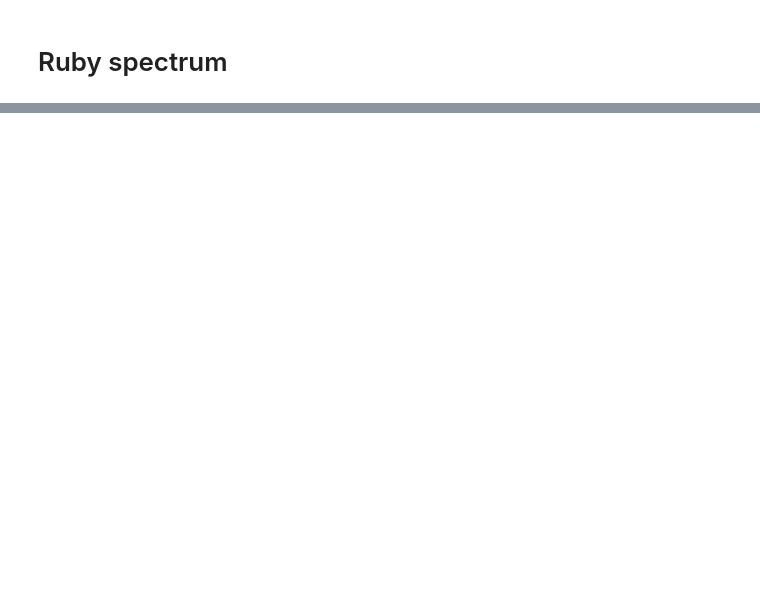
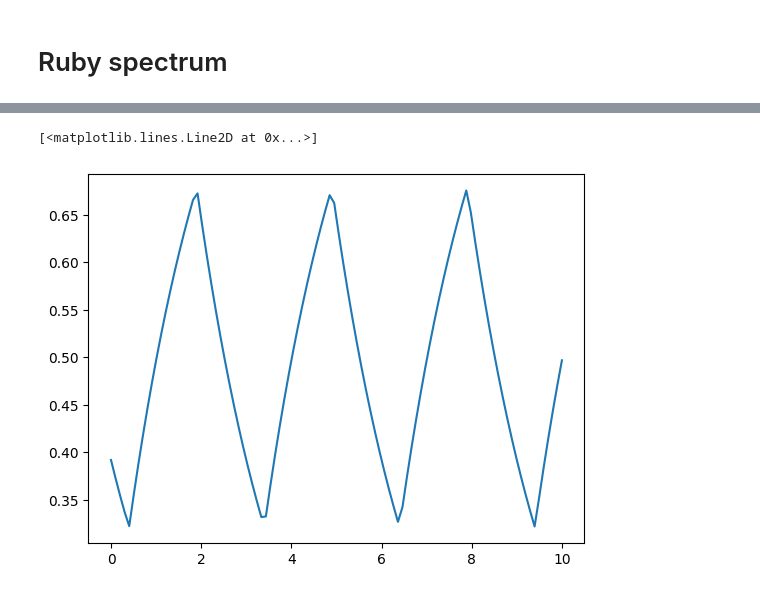
Before and after one commit to zar-hub/Lab_Materia_Condensata, a Jupyter notebook: SpettroRubino.ipynb, the cells around one changed output, grey strips where cells are left out. Cells and saved outputs as stored; diff of their text form; code cells hidden in the pictures; blank space fills up the shorter version.

```diff
--- a/SpettroRubino.ipynb
+++ b/SpettroRubino.ipynb
@@ -347,0 +321,34 @@ peaks
+# %%
+def expFlipFlop(t, tau, T):
+    '''
+    t: time in [s]
+    tnot: starting time [s]
+    tau: lifetime [s]
+    T: window of periodicity [s]
+
+    note: T should be the FULL period of the
+    square wave with 50% duty cycle
+    '''
+
+    Thalf = T / 2
+
+    tstar = np.mod(t, Thalf)
+    tprime = tau * np.log(1+np.exp(-Thalf / tau))
+
+    widownum = np.floor_divide(t, Thalf)
+    risingedg = np.remainder(widownum + 1, 2)
+    fallingedg = np.remainder(widownum, 2)
+
+    A = 1 - np.exp(-(Thalf + tprime)/ tau)
+
+    rising = 1 - np.exp(- (tstar + tprime) * risingedg / tau)
+    falling = A * np.exp(- tstar * fallingedg / tau)
+
+    return rising * risingedg + falling * fallingedg
+
+t = np.linspace(0,10,100)
+A = expFlipFlop(t - 0.4, 2, 3)
+plt.plot(t, A)
+# %% [output]
+[<matplotlib.lines.Line2D at 0x...>]
+[figure, added]
```
Also changed, not shown: parts of 10 cells of this notebook, 3 other files.
